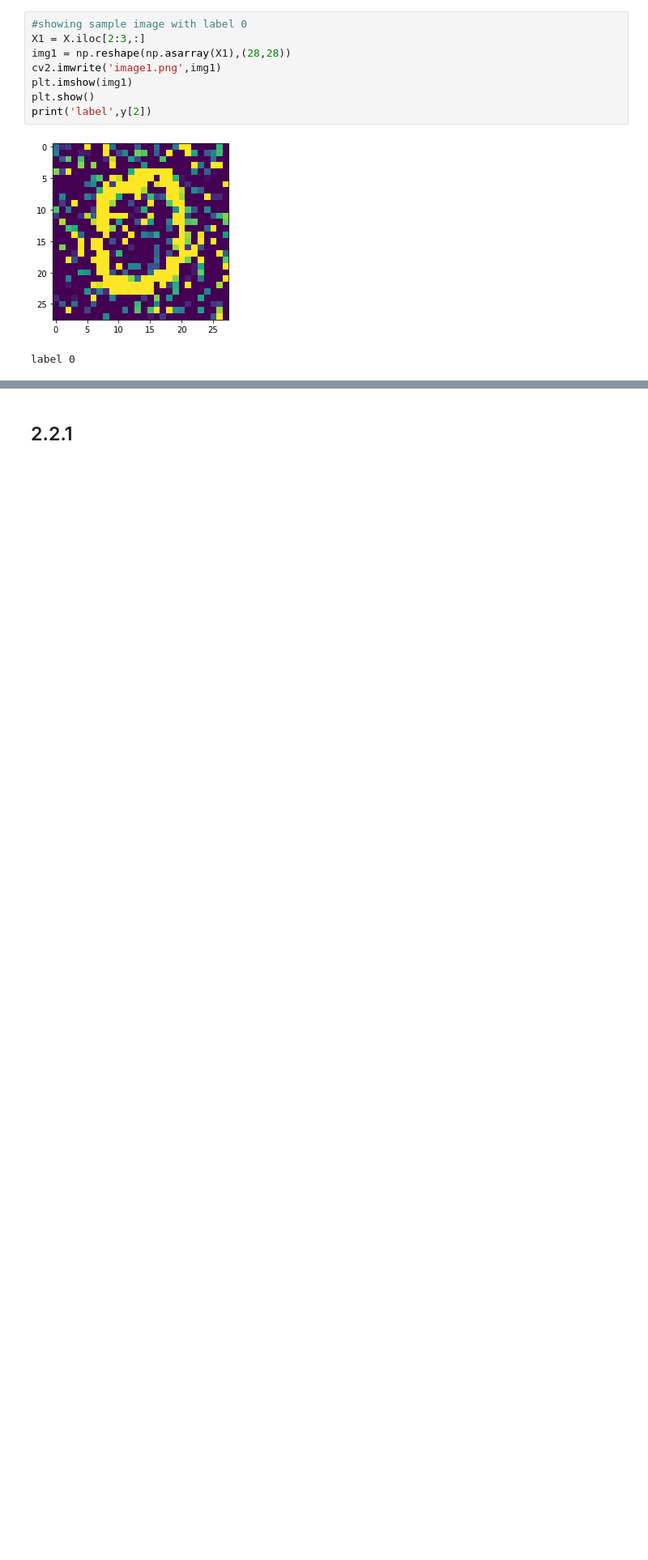
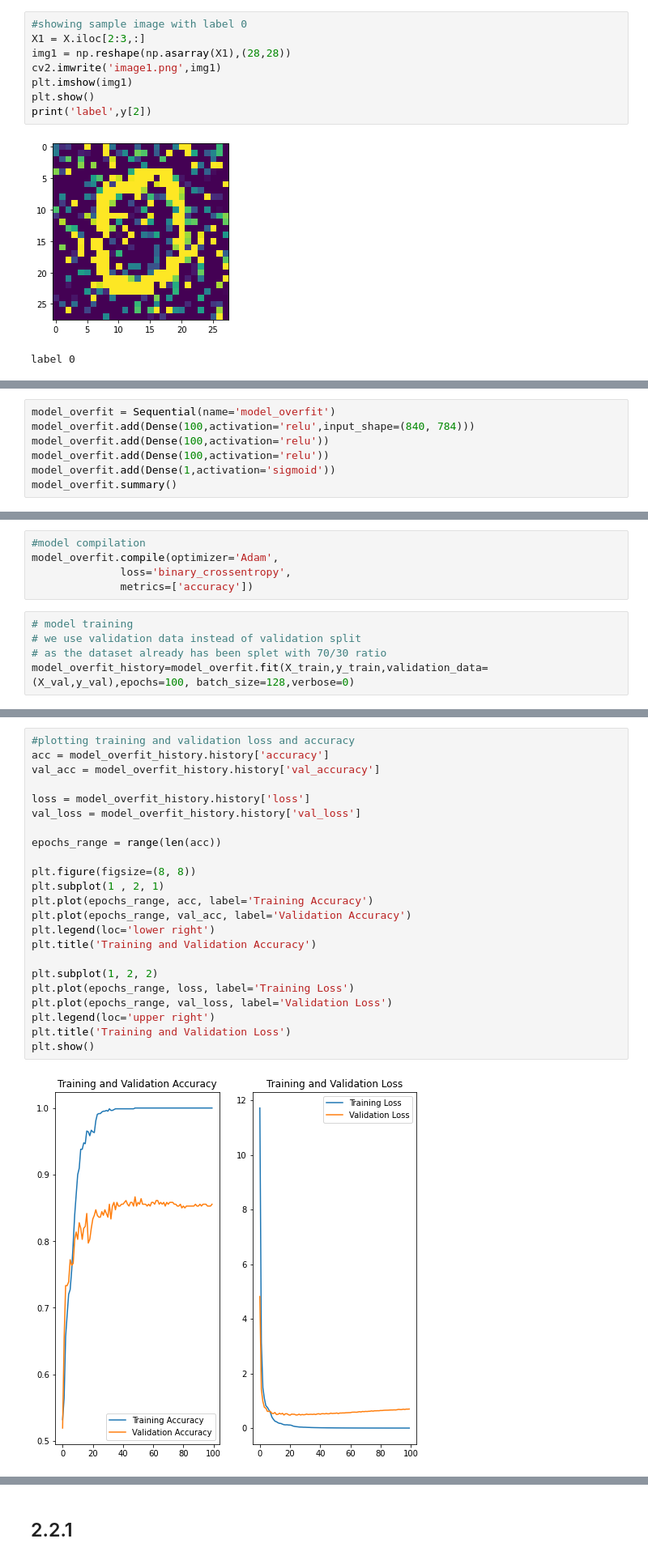
Before and after one commit to Iam-007Swarna/Higgs_boson_ml, a Jupyter notebook: kannada-minst-data-sb35.ipynb, the cells around one changed output, grey strips where cells are left out. Shown: that part at 81% size. Cells and saved outputs as stored; diff of their text form; blank space fills up the shorter version.

Commit message:
Kaggle Notebook | Kannada_MINST_Data_sb35 | Version 9

```diff
--- a/kannada-minst-data-sb35.ipynb
+++ b/kannada-minst-data-sb35.ipynb
@@ -129,0 +328,7 @@ label 0
+# %%
+model_overfit = Sequential(name='model_overfit')
+model_overfit.add(Dense(100,activation='relu',input_shape=(840, 784)))
+model_overfit.add(Dense(100,activation='relu'))
+model_overfit.add(Dense(100,activation='relu'))
+model_overfit.add(Dense(1,activation='sigmoid'))
+model_overfit.summary()
@@ -129,0 +352,10 @@ label 0
+# %%
+#model compilation
+model_overfit.compile(optimizer='Adam',
+              loss='binary_crossentropy',
+              metrics=['accuracy'])
+# %%
+# model training
+# we use validation data instead of validation split
+# as the dataset already has been splet with 70/30 ratio
+model_overfit_history=model_overfit.fit(X_train,y_train,validation_data=(X_val,y_val),epochs=100, batch_size=128,verbose=0)
@@ -129,0 +366,25 @@ label 0
+# %%
+#plotting training and validation loss and accuracy
+acc = model_overfit_history.history['accuracy']
+val_acc = model_overfit_history.history['val_accuracy']
+
+loss = model_overfit_history.history['loss']
+val_loss = model_overfit_history.history['val_loss']
+
+epochs_range = range(len(acc))
+
+plt.figure(figsize=(8, 8))
+plt.subplot(1 , 2, 1)
+plt.plot(epochs_range, acc, label='Training Accuracy')
+plt.plot(epochs_range, val_acc, label='Validation Accuracy')
+plt.legend(loc='lower right')
+plt.title('Training and Validation Accuracy')
+
+plt.subplot(1, 2, 2)
+plt.plot(epochs_range, loss, label='Training Loss')
+plt.plot(epochs_range, val_loss, label='Validation Loss')
+plt.legend(loc='upper right')
+plt.title('Training and Validation Loss')
+plt.show()
+# %% [output]
+[figure, added]
```
Also changed, not shown: parts of 23 cells of this notebook.
